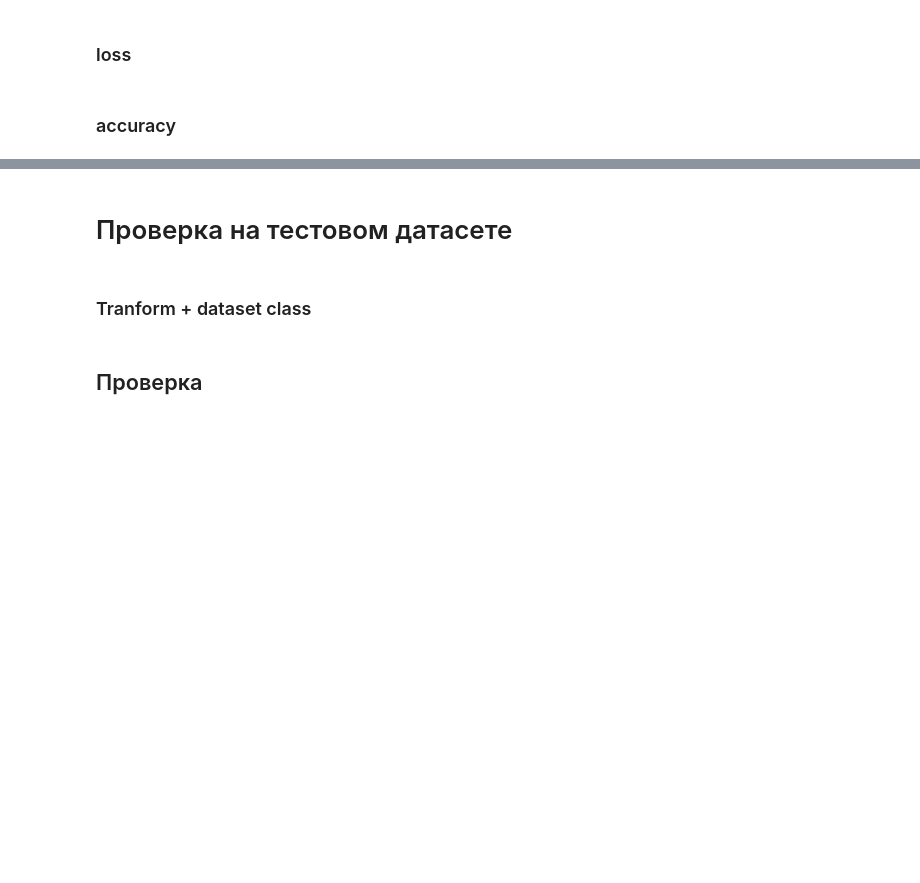
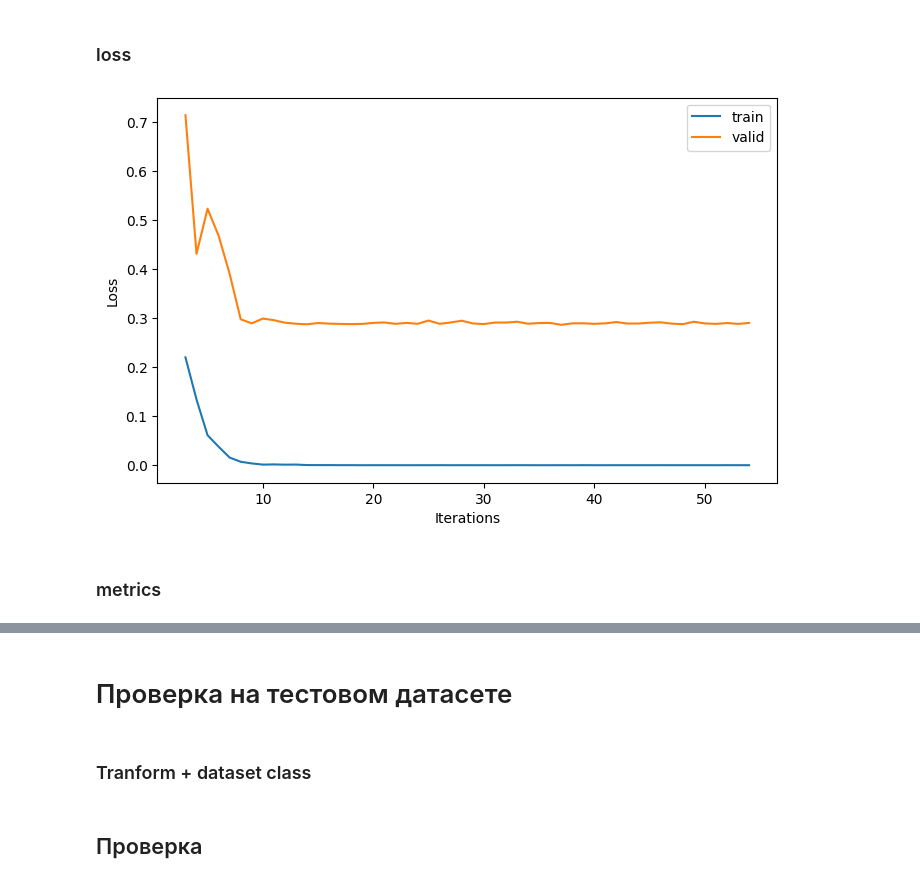
Before and after one commit to JooudDoo/AI_Tasks, a Jupyter notebook: 01_Task/main2.ipynb, the cells around one changed output, grey strips where cells are left out. Cells and saved outputs as stored; diff of their text form; code cells hidden in the pictures; blank space fills up the shorter version.

```diff
--- a/01_Task/main2.ipynb
+++ b/01_Task/main2.ipynb
@@ -146,7 +154,7 @@ class Model(nn.Module):
             nn.BatchNorm2d(512),
             nn.ReLU(True)
         ), nn.Sequential(
-            nn.Conv2d(512, 512,3, padding=1),
+            nn.Conv2d(512, 512, 3, padding=1),
             nn.BatchNorm2d(512),
             nn.ReLU(True))
         )
@@ -161,7 +169,9 @@ class Model(nn.Module):
         self.res = nn.Sequential(
             nn.MaxPool2d(4),
             nn.Flatten(),
-            nn.Linear(1024, len(classes))
+            nn.Linear(1024, 512),
+            nn.Linear(512, 128),
+            nn.Linear(128, len(CLASSES)),
         )
 
     def forward(self, x):
@@ -334,14 +380,17 @@ if learnLogFile is not None: learnLogFile.close()
 # %%
 fig = plt.figure(figsize=(8, 5))
 
 plt.plot(np.arange(3, len(train_losses)), train_losses[3:], label='train')
 plt.plot(np.arange(3, len(valid_losses)), valid_losses[3:], label='valid')
 plt.legend()
 plt.xlabel('Iterations')
 plt.ylabel('Loss')
+if logLearnFolder is not None: plt.savefig(f"{logLearnFolder}/loss.png")
 plt.show()
+# %% [output]
+[figure, added]
 # %% [markdown]
-### accuracy
+### metrics
 # %%
 fig = plt.figure(figsize=(8, 5))
 
```
Also changed, not shown: parts of 15 cells of this notebook, 4 other files.
